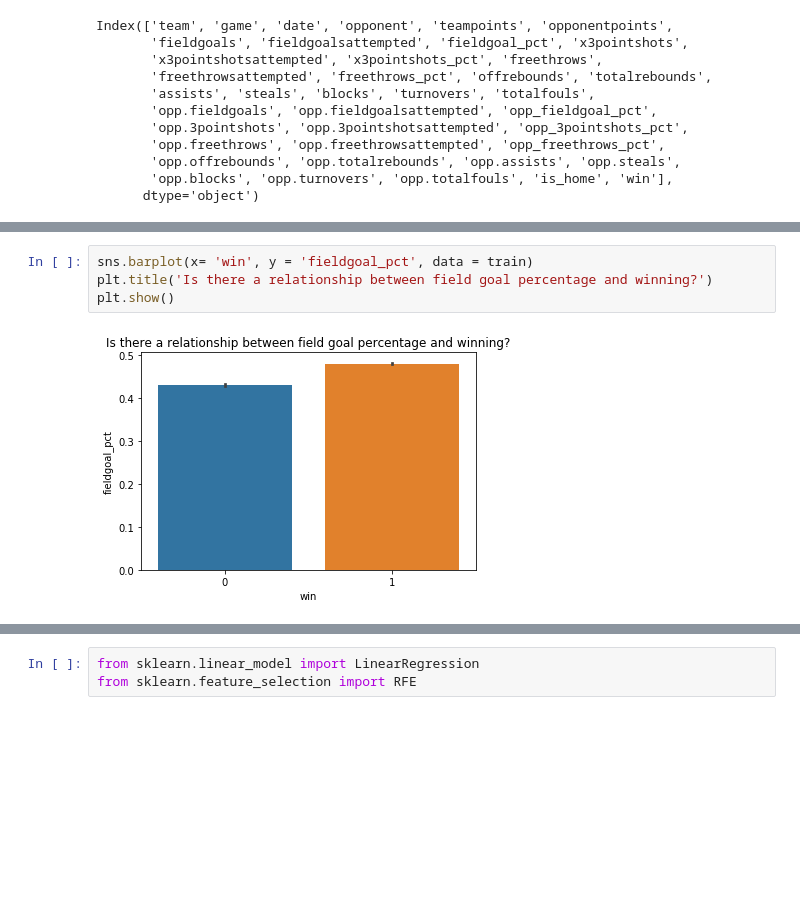
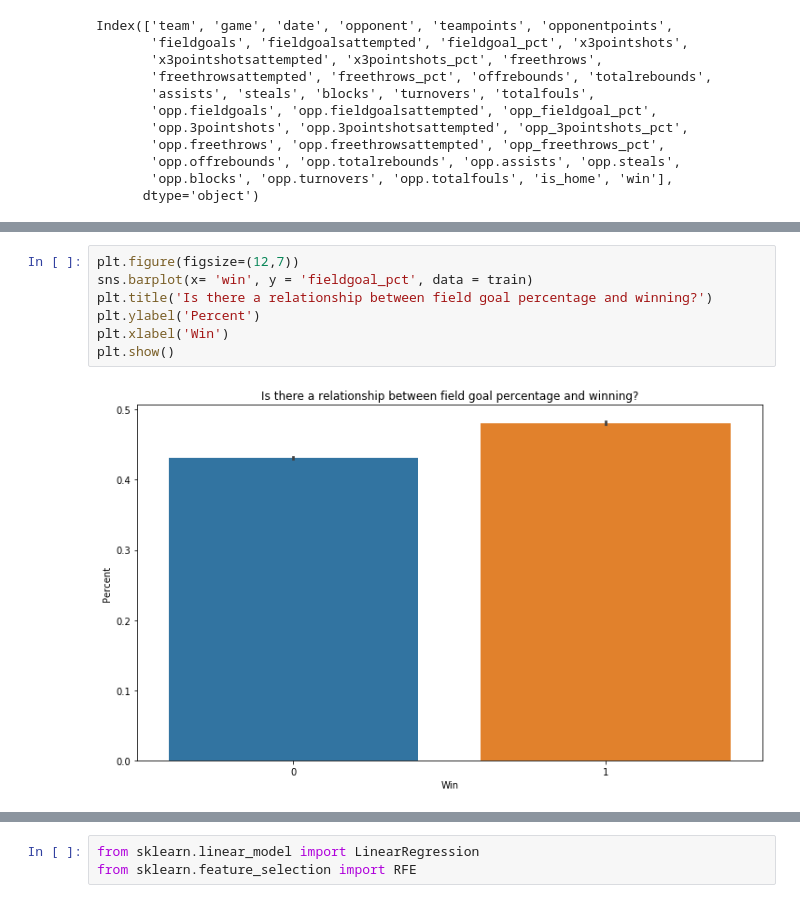
Before and after one commit to george887/NBA_stats, a Jupyter notebook: explore.ipynb, the cells around one changed output, grey strips where cells are left out. Saved outputs shown, nothing was run; the diff lists cells and outputs as text; blank space fills up the shorter version.

```diff
--- a/explore.ipynb
+++ b/explore.ipynb
@@ -67,6 +101,9 @@ Index(['team', 'game', 'date', 'opponent', 'teampoints', 'opponentpoints',
 # %%
+plt.figure(figsize=(12,7))
 sns.barplot(x= 'win', y = 'fieldgoal_pct', data = train)
 plt.title('Is there a relationship between field goal percentage and winning?')
+plt.ylabel('Percent')
+plt.xlabel('Win')
 plt.show()
 # %% [output]
-[figure, old version]
+[figure, new version]
```
Also changed, not shown: parts of 24 cells of this notebook.
